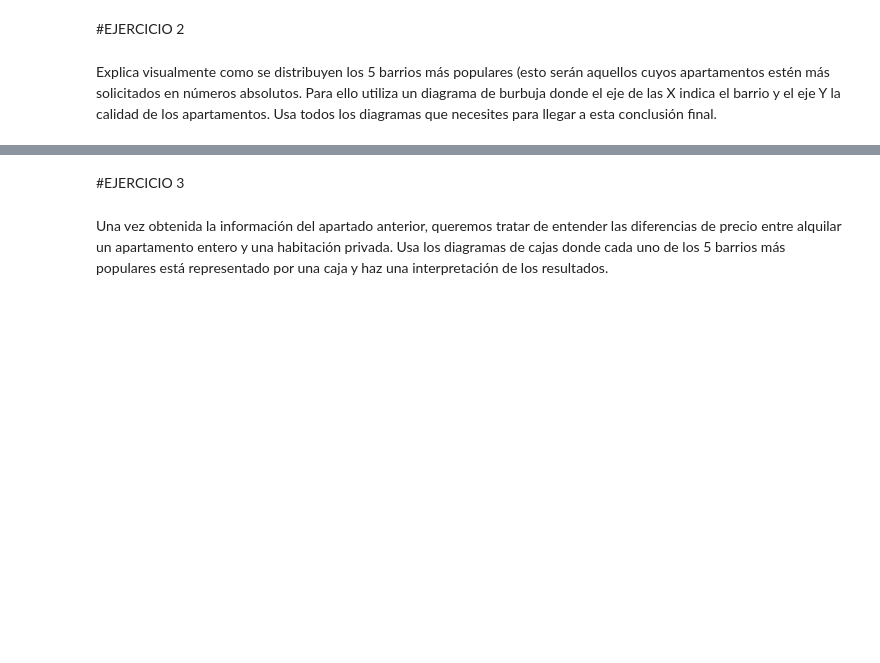
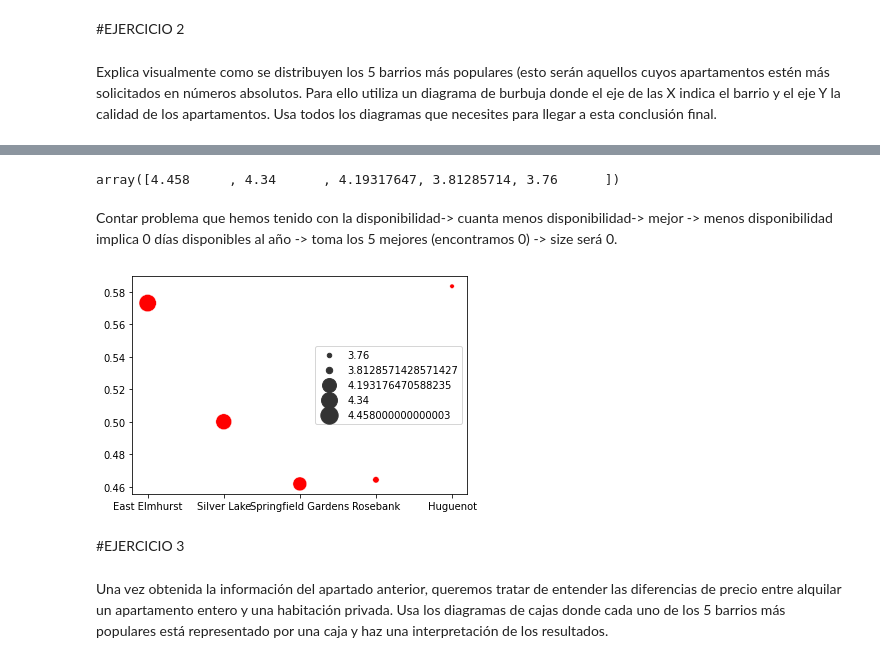
Before and after one commit to amayasarasacolina/MineriaL1P1, a Jupyter notebook: L1P1_opcion2.ipynb, the cells around one changed output, grey strips where cells are left out. Saved outputs shown, nothing was run; the diff lists cells and outputs as text; code cells hidden in the pictures; blank space fills up the shorter version.

```diff
--- a/L1P1_opcion2.ipynb
+++ b/L1P1_opcion2.ipynb
@@ -332,0 +616,8 @@ UFuncTypeError: ignored
+# %%
+filas = len(df.axes[0])
+n = np.zeros(np.array(x_barrios).shape)
+for i in range(len(x_barrios)):
+  for j in range(filas):
+    if x_barrios[i]==df['neighbourhood'][j]:
+      y_barrios[i]=y_barrios[i]+df['classification_num'][j]
+      n[i]=n[i]+1
@@ -332,0 +628,2 @@ UFuncTypeError: ignored
+# %%
+y_barrios = y_barrios / n
@@ -333,3 +645,30 @@ UFuncTypeError: ignored
+# %%
+s_barrios = np.zeros(np.array(x_barrios).shape)
+filas = len(df.axes[0])
+n = np.zeros(np.array(x_barrios).shape)
+for i in range(len(x_barrios)):
+  for j in range(filas):
+    if x_barrios[i]==df['neighbourhood'][j]:
+      s_barrios[i]=s_barrios[i]+df['reviews_per_month'][j]
+      n[i]=n[i]+1
+# %%
+s_barrios = s_barrios / n
+# %%
+s_barrios
+# %% [output]
+array([4.458     , 4.34      , 4.19317647, 3.81285714, 3.76      ])
+# %% [markdown]
+Contar problema que hemos tenido con la disponibilidad-> cuanta menos disponibilidad-> mejor -> menos disponibilidad implica 0 días disponibles al año -> toma los 5 mejores (encontramos 0) -> size será 0.
+# %%
+#Bubble Plot BARRIO1. The size of points changes based on a third variable
+# x = barrio (ya tenemos una variable de los barrios)
+# y = calidad de los apartamentos (classification)
+# s = reseñas
+#los tres tendrán tamaño del vector (5x1)
+sns.scatterplot(x=x_barrios,y=y_barrios,size=s_barrios, color='red', sizes=(20,300))
+plt.show()
+# %% [output]
+[figure, added]
 # %% [markdown]
 #EJERCICIO 3
 # %% [markdown]
```
Also changed, not shown: parts of 134 cells of this notebook.
